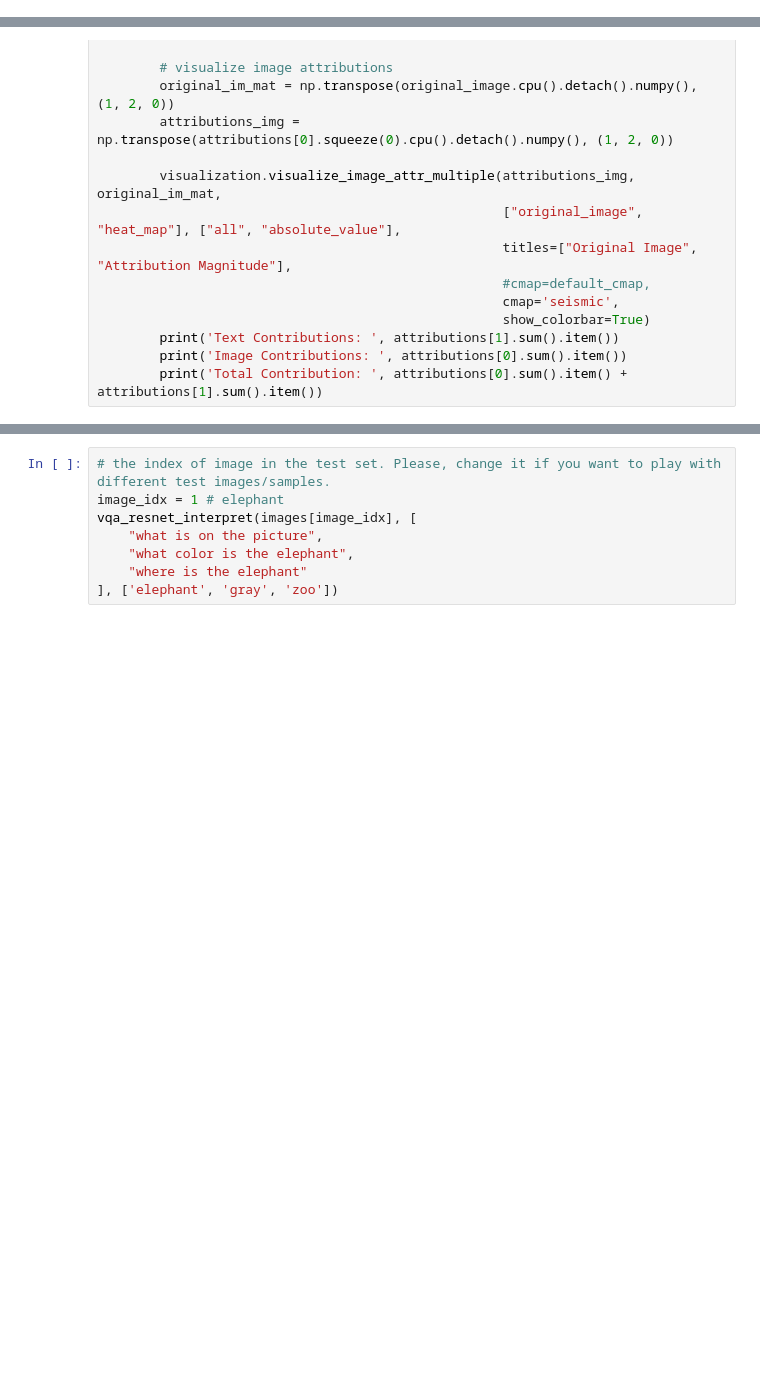
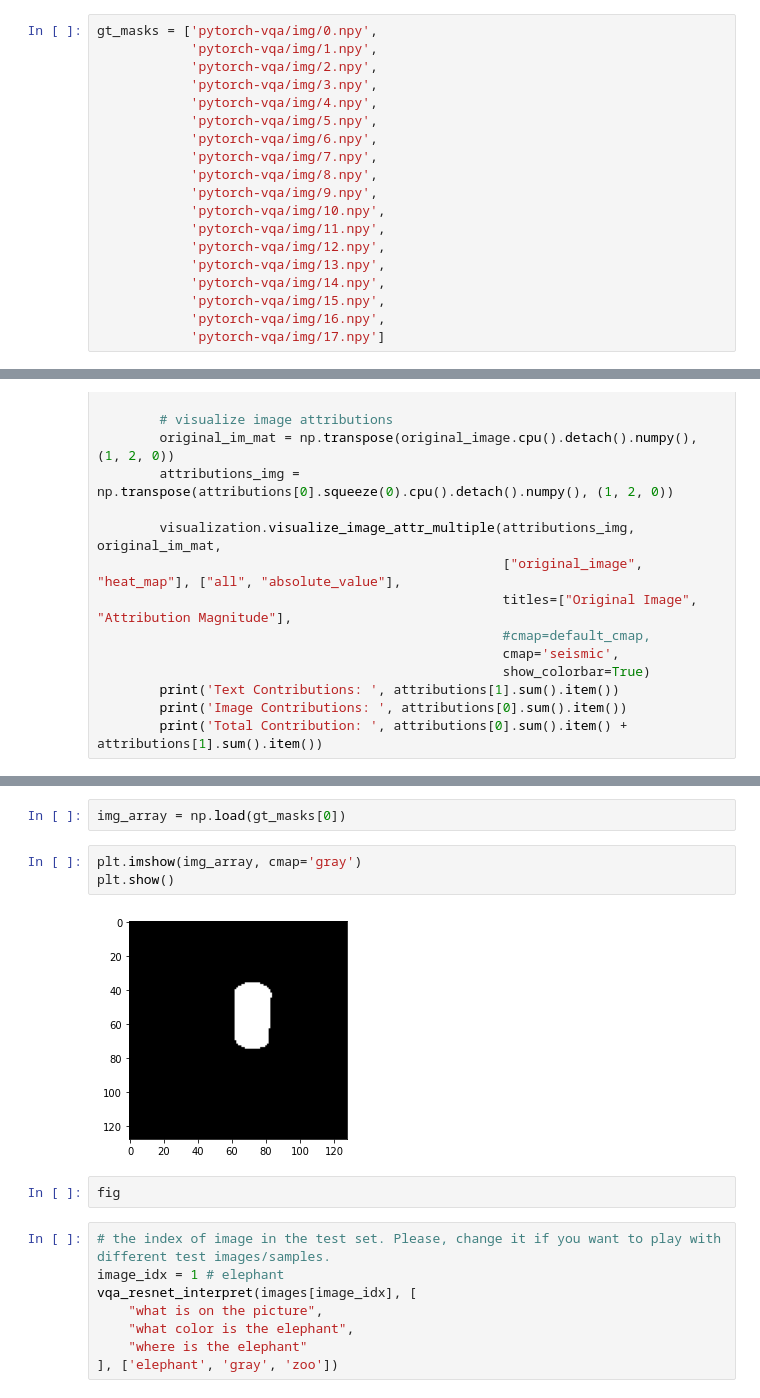
Before and after one commit to Scorsess/RelationNetworks-CLEVR, a Jupyter notebook: VQA_CLEVR.ipynb, the cells around one changed output, grey strips where cells are left out. Cells and saved outputs as stored; diff of their text form; blank space fills up the shorter version.

```diff
--- a/VQA_CLEVR.ipynb
+++ b/VQA_CLEVR.ipynb
@@ -293,3 +302,22 @@ images = ['pytorch-vqa/img/siamese.jpg',
+# %%
+gt_masks = ['pytorch-vqa/img/0.npy',
+            'pytorch-vqa/img/1.npy',
+            'pytorch-vqa/img/2.npy',
+            'pytorch-vqa/img/3.npy',
+            'pytorch-vqa/img/4.npy',
+            'pytorch-vqa/img/5.npy',
+            'pytorch-vqa/img/6.npy',
+            'pytorch-vqa/img/7.npy',
+            'pytorch-vqa/img/8.npy',
+            'pytorch-vqa/img/9.npy',
+            'pytorch-vqa/img/10.npy',
+            'pytorch-vqa/img/11.npy',
+            'pytorch-vqa/img/12.npy',
+            'pytorch-vqa/img/13.npy',
+            'pytorch-vqa/img/14.npy',
+            'pytorch-vqa/img/15.npy',
+            'pytorch-vqa/img/16.npy',
+            'pytorch-vqa/img/17.npy']
 # %%
 def vqa_resnet_interpret(image_filename, questions, targets):
     img = Image.open(image_filename).convert('RGB')
@@ -355,3 +413,12 @@ def vqa_resnet_interpret(image_filename, questions, targets):
+# %%
+img_array = np.load(gt_masks[0])
+# %%
+plt.imshow(img_array, cmap='gray')
+plt.show()
+# %% [output]
+[figure, added]
+# %%
+fig
 # %%
 # the index of image in the test set. Please, change it if you want to play with different test images/samples.
 image_idx = 1 # elephant
```
Also changed, not shown: parts of 5 cells of this notebook.
